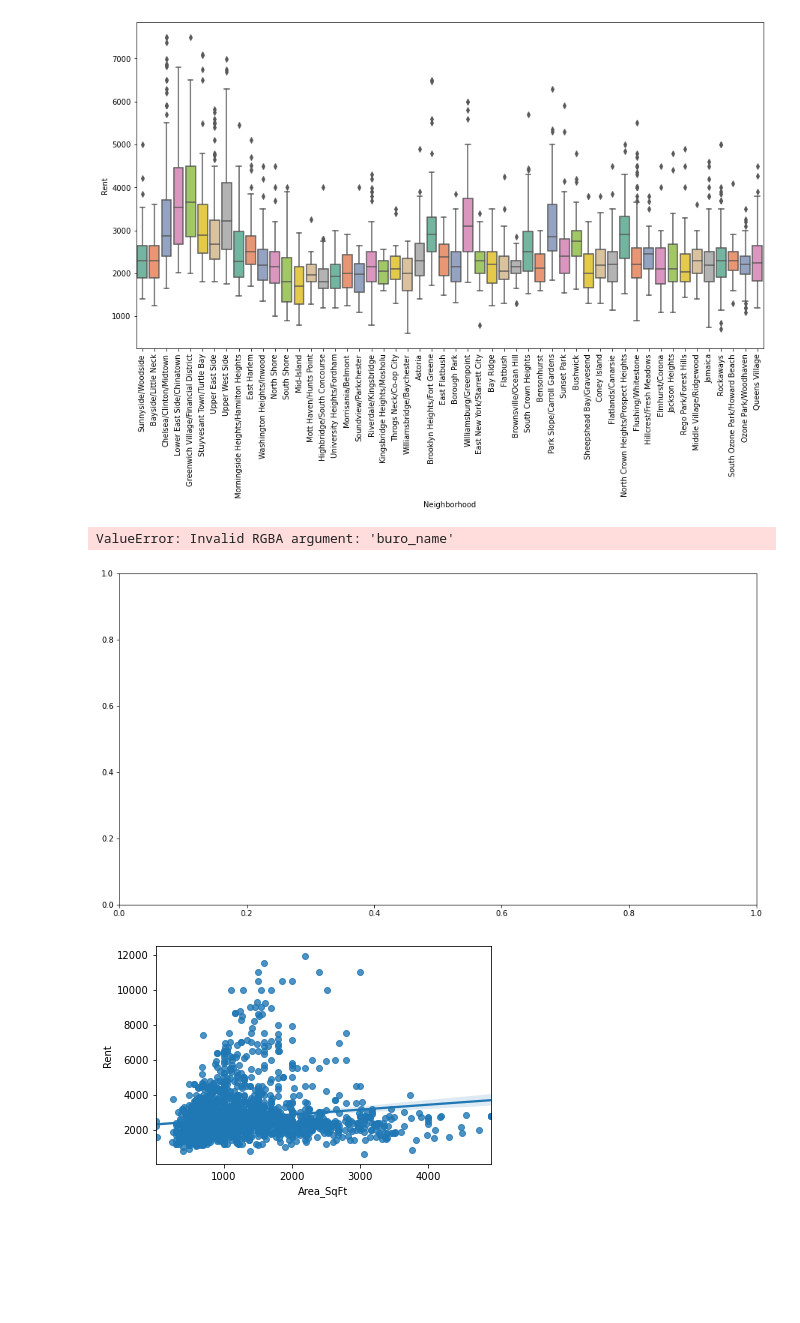
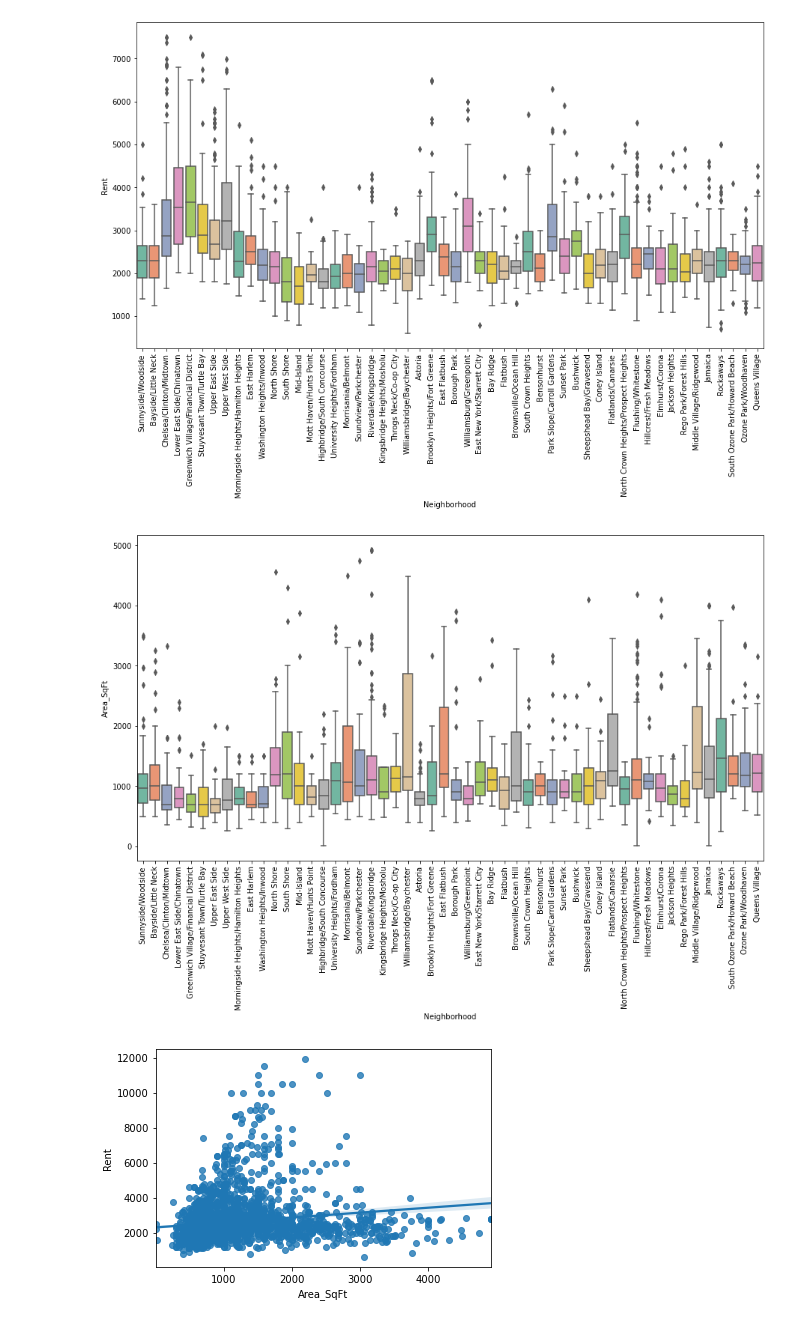
Before and after one commit to Nicolas-Jorq/Capstone-NYC-Rental-Price, a Jupyter notebook: 3 - Exploratory Data Analysis/Capstone 2 - EDA.ipynb, the cells around one changed output. Cells and saved outputs as stored; diff of their text form; code cells hidden in the pictures; blank space fills up the shorter version.

```diff
--- a/3 - Exploratory Data Analysis/Capstone 2 - EDA.ipynb
+++ b/3 - Exploratory Data Analysis/Capstone 2 - EDA.ipynb
@@ -106,11 +106,10 @@ _ = plt.xticks(rotation='vertical')
 [figure]
 # %%
 plt.subplots(figsize=(15, 8))
-sns.boxplot(x="Neighborhood", y="Area_SqFt", color = 'buro_name',  data=df)
+sns.boxplot(x="Neighborhood", y="Area_SqFt", palette="Set2",  data=df)
 _ = plt.xticks(rotation='vertical')
 # %% [output]
-ValueError: Invalid RGBA argument: 'buro_name'
-[figure, old version]
+[figure, new version]
 # %%
 _ = sns.regplot(data = df, x = "Area_SqFt", y = "Rent")
 # %% [output]
```
Also changed, not shown: parts of 5 cells of this notebook, 6 other files.
